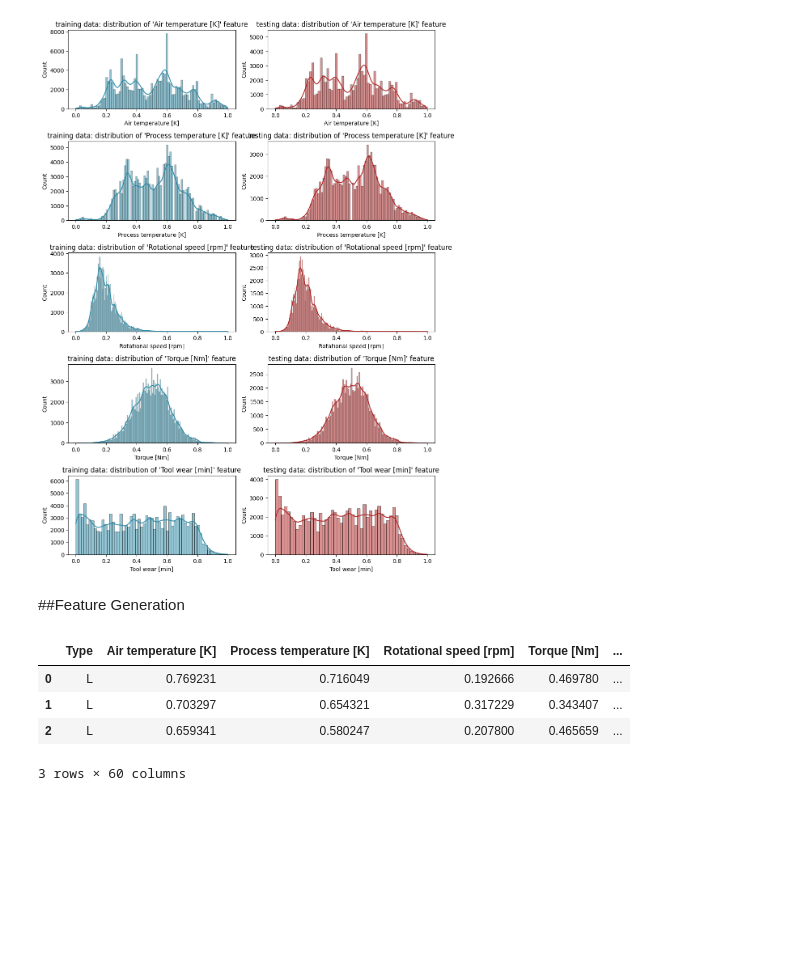
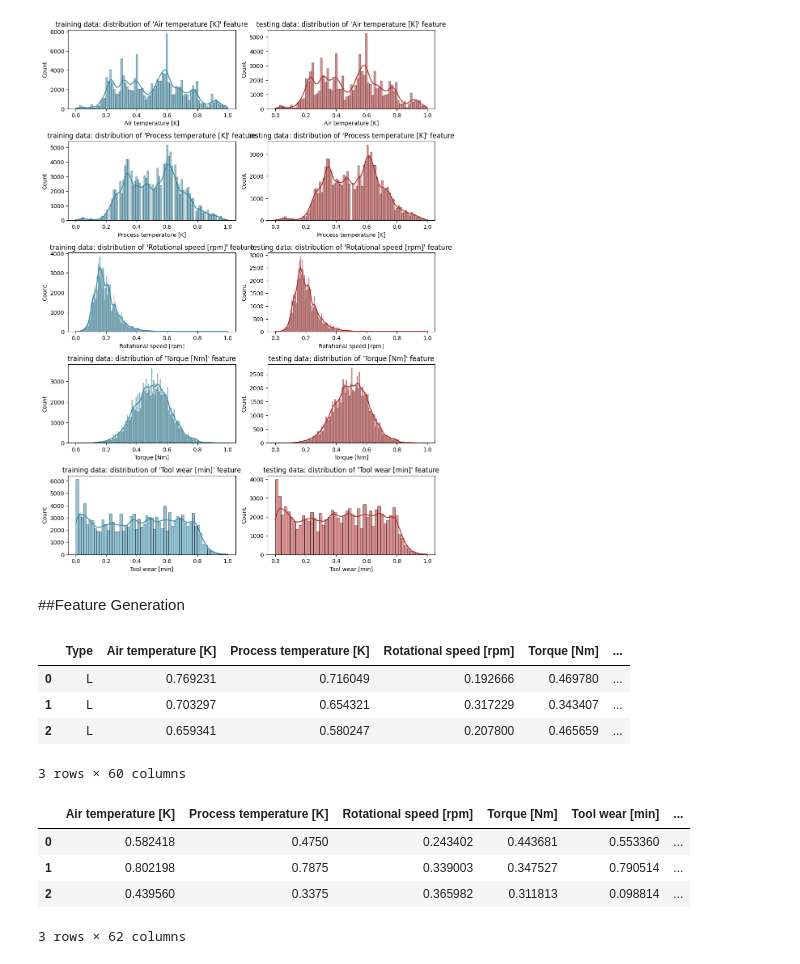
Before and after one commit to MT121201/Binary-Classification_of_Machine_Failures, a Jupyter notebook: Machine_Failures.ipynb, the cells around one changed output. Saved outputs shown, nothing was run; the diff lists cells and outputs as text; code cells hidden in the pictures; blank space fills up the shorter version.

```diff
--- a/Machine_Failures.ipynb
+++ b/Machine_Failures.ipynb
@@ -287,0 +296,8 @@ test_df.head(3)
+# %%
+train_df.head(3)
+# %% [output]
+|  | Air temperature [K] | Process temperature [K] | Rotational speed [rpm] | Torque [Nm] | Tool wear [min] | ... |
+| 0 | 0.582418 | 0.4750 | 0.243402 | 0.443681 | 0.553360 | ... |
+| 1 | 0.802198 | 0.7875 | 0.339003 | 0.347527 | 0.790514 | ... |
+| 2 | 0.439560 | 0.3375 | 0.365982 | 0.311813 | 0.098814 | ... |
+3 rows × 62 columns
```
Also changed, not shown: parts of 15 cells of this notebook.
